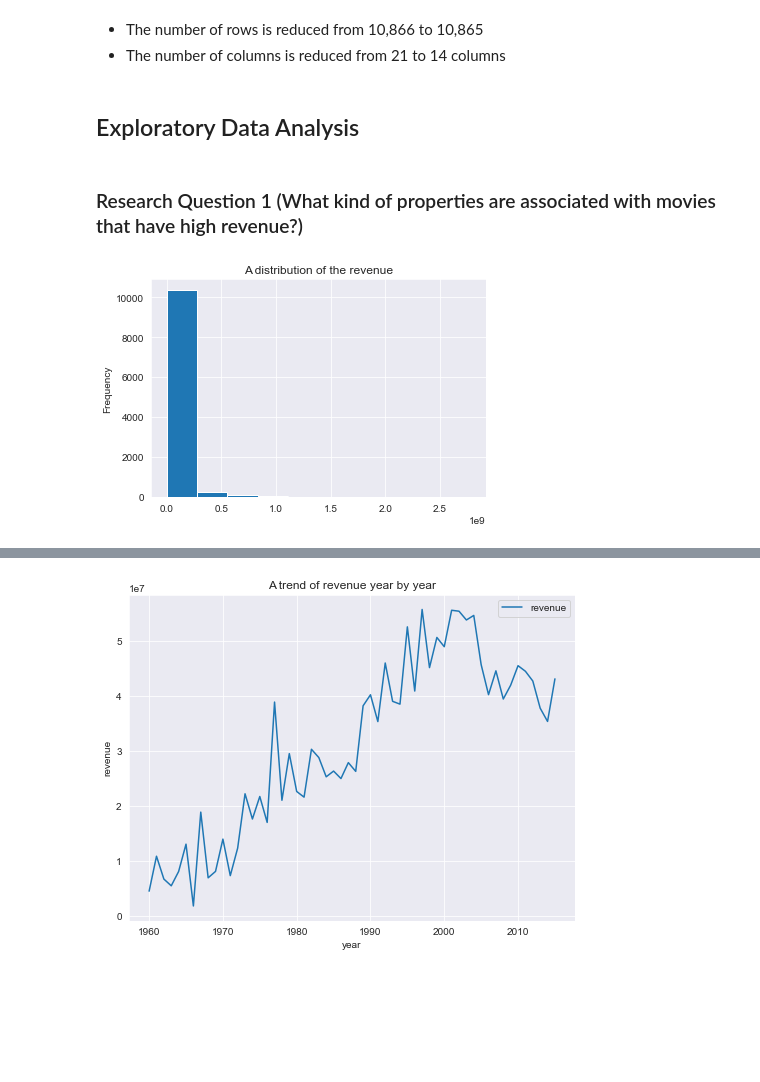
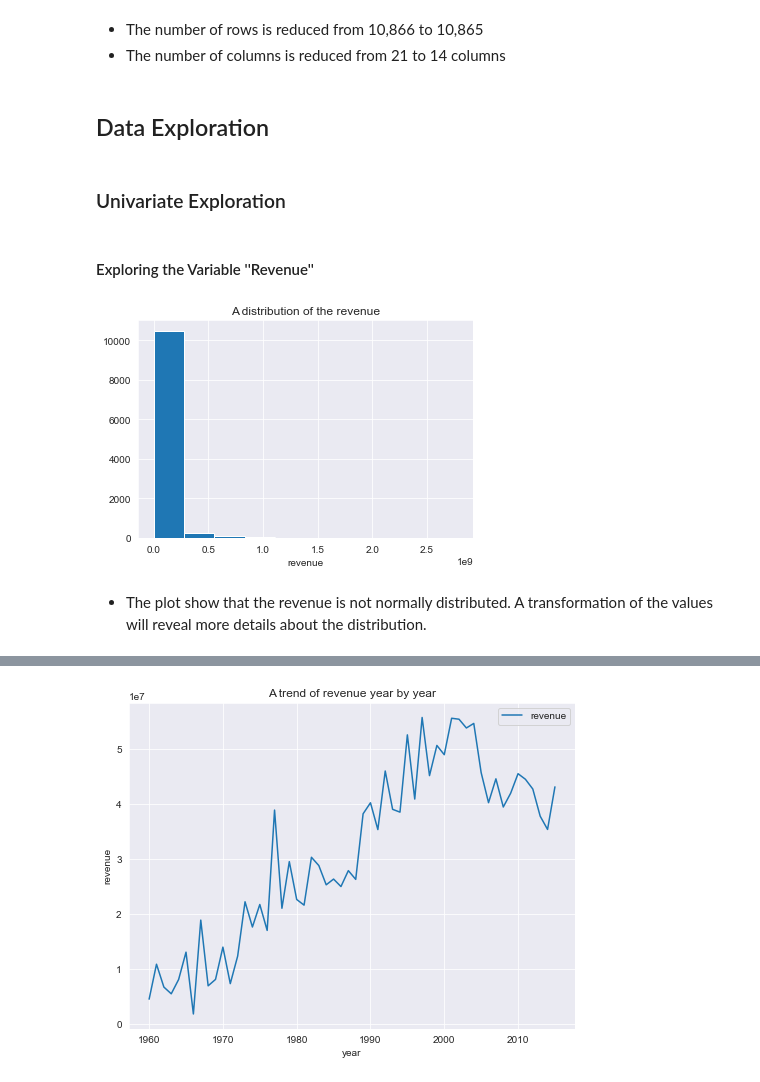
Before and after one commit to VTECH-WORLD/Investigate_a_dataset_TMDb_Movie_data, a Jupyter notebook: Investigate_a_Dataset.ipynb, the cells around one changed output, grey strips where cells are left out. Saved outputs shown, nothing was run; the diff lists cells and outputs as text; code cells hidden in the pictures; blank space fills up the shorter version.

Commit message:
Update
Perform univariate exploration of the Budget and Revenue variables. Also updated the Research questions

```diff
--- a/Investigate_a_Dataset.ipynb
+++ b/Investigate_a_Dataset.ipynb
@@ -414,12 +404,19 @@ df_clean.shape
 - The number of columns is reduced from 21 to 14 columns
 # %% [markdown]
 ## <a id='eda'></a>
-## Exploratory Data Analysis
+## Data Exploration
-# %% [markdown]
-### Research Question 1 (What kind of properties are associated with movies that have high revenue?)
+# %% [markdown]
+### Univariate Exploration
+# %% [markdown]
+#### Exploring the Variable ''Revenue''
 # %%
 # To check the distribution of the revenue
-
-df['revenue'].plot(kind='hist', title='A distribution of the revenue', xlabel='revenue', ylabel='frequency');
+plt.figure(figsize=[6,4])
+plt.hist(df_clean['revenue'])
+plt.xlabel('revenue')
+plt.title('A distribution of the revenue')
+plt.show()
 # %% [output]
-[figure, old version]
+[figure, new version]
+# %% [markdown]
+- The plot show that the revenue is not normally distributed. A transformation of the values will reveal more details about the distribution.
```
Also changed, not shown: parts of 70 cells of this notebook.
